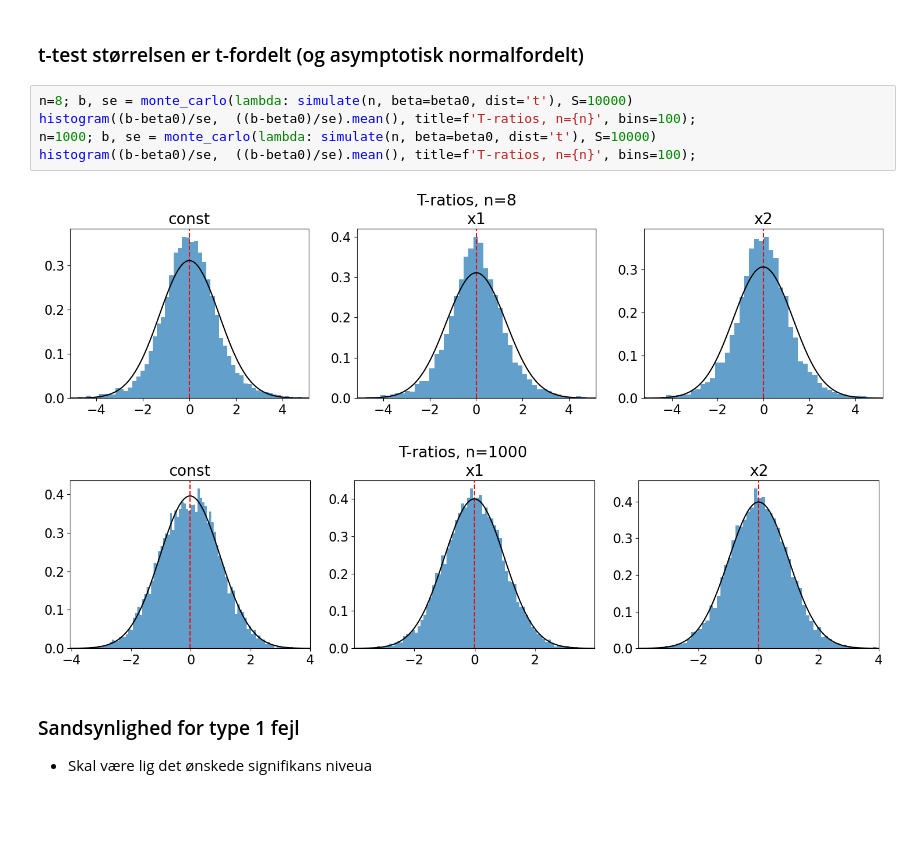
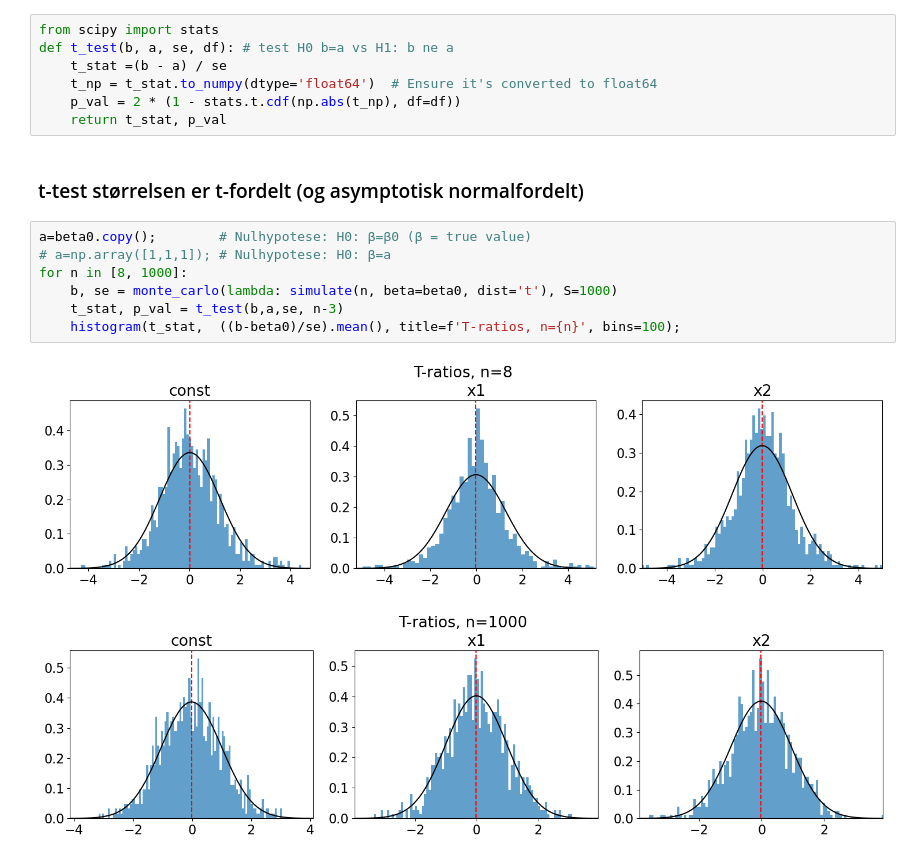
Before and after one commit to bschjerning/EconometricsA, a Jupyter notebook: 1_lectures/06_simulation/06_simulation_examples.ipynb, the cells around one changed output. Drawn from its saved outputs; the diff is of its cells as text; blank space fills up the shorter version.

```diff
--- a/1_lectures/06_simulation/06_simulation_examples.ipynb
+++ b/1_lectures/06_simulation/06_simulation_examples.ipynb
@@ -433,13 +445,19 @@ plt.show()
+# %%
+from scipy import stats
+def t_test(b, a, se, df): # test H0 b=a vs H1: b ne a
+    t_stat =(b - a) / se
+    t_np = t_stat.to_numpy(dtype='float64')  # Ensure it's converted to float64
+    p_val = 2 * (1 - stats.t.cdf(np.abs(t_np), df=df))
+    return t_stat, p_val
 # %% [markdown]
 ### t-test størrelsen er t-fordelt (og asymptotisk normalfordelt)
-# %%
-n=8; b, se = monte_carlo(lambda: simulate(n, beta=beta0, dist='t'), S=10000)
-histogram((b-beta0)/se,  ((b-beta0)/se).mean(), title=f'T-ratios, n={n}', bins=100);
-n=1000; b, se = monte_carlo(lambda: simulate(n, beta=beta0, dist='t'), S=10000)
-histogram((b-beta0)/se,  ((b-beta0)/se).mean(), title=f'T-ratios, n={n}', bins=100);
-# %% [output]
-[figure, removed]
-[figure, removed]
-# %% [markdown]
-### Sandsynlighed for type 1 fejl
-- Skal være lig det ønskede signifikans niveua
+# %%
+a=beta0.copy();        # Nulhypotese: H0: β=β0 (β = true value)
+# a=np.array([1,1,1]); # Nulhypotese: H0: β=a
+for n in [8, 1000]:
+    b, se = monte_carlo(lambda: simulate(n, beta=beta0, dist='t'), S=1000)
+    t_stat, p_val = t_test(b,a,se, n-3)
+    histogram(t_stat,  ((b-beta0)/se).mean(), title=f'T-ratios, n={n}', bins=100);
+# %% [output]
+[figure, added]
+[figure, added]
```
Also changed, not shown: parts of 17 cells of this notebook.
